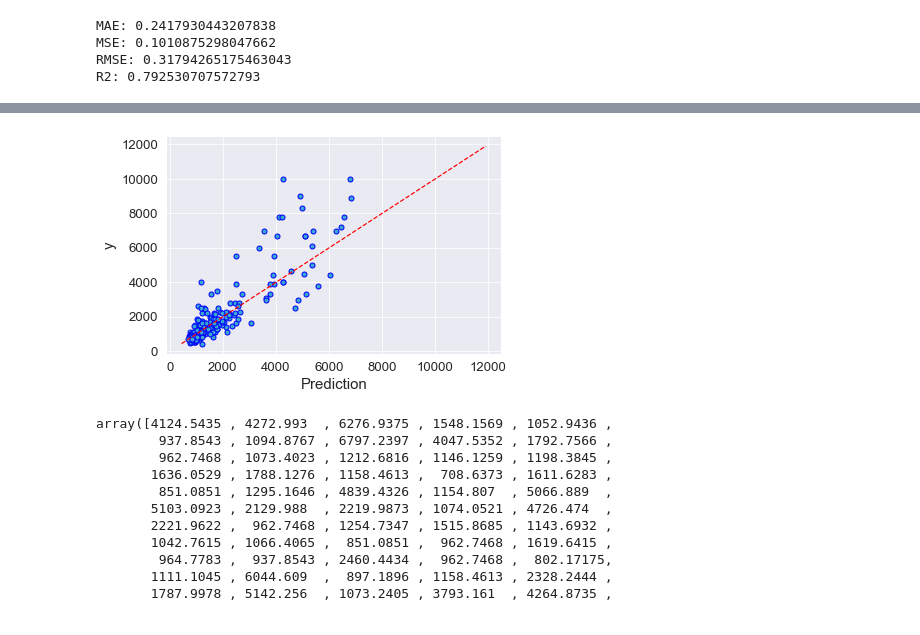
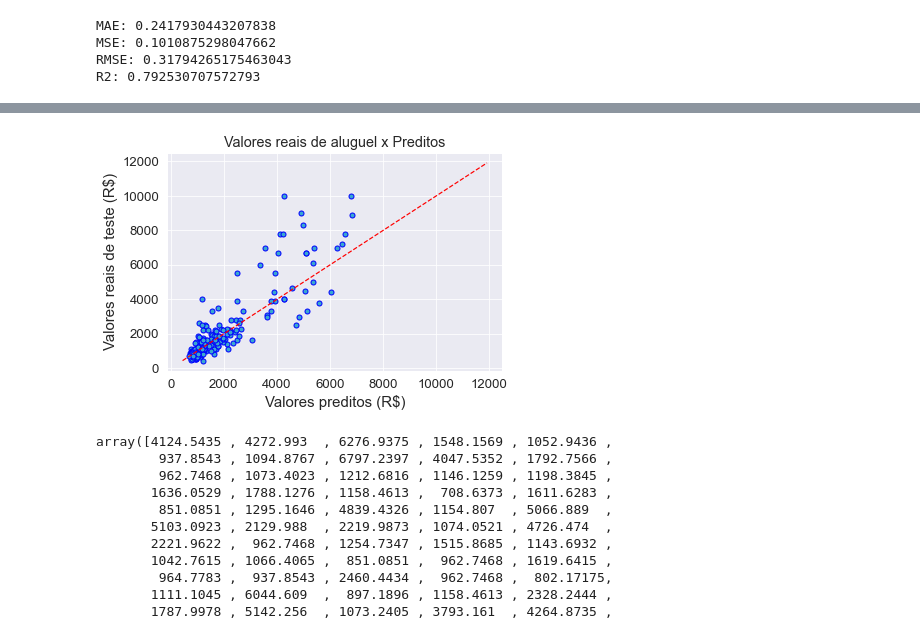
Before and after one commit to naomyduarteg/Aluguel_SaoCarlos_Python_Flask, a Jupyter notebook: data_analysis/data_analysis.ipynb, the cells around one changed output, grey strips where cells are left out. Drawn from its saved outputs; the diff is of its cells as text; code cells hidden in the pictures.

```diff
--- a/data_analysis/data_analysis.ipynb
+++ b/data_analysis/data_analysis.ipynb
@@ -549,19 +549,20 @@ from xgboost import XGBRegressor
 from sklearn.neighbors import KNeighborsRegressor
 from sklearn.metrics import make_scorer, mean_squared_error, r2_score, mean_absolute_error
 # %%
-def plot_graphs(y_test, preds):
+def plot_graphs(y_test, preds, title):
     fig = plt.figure()
     l = plt.plot(preds, y_test, 'bo')
     plt.setp(l, markersize=5)
     plt.setp(l, markerfacecolor='C0')
 
-    plt.ylabel("y", fontsize=15)
-    plt.xlabel("Prediction", fontsize=15)
+    plt.ylabel("Valores reais de teste (R$)", fontsize=15)
+    plt.xlabel("Valores preditos (R$)", fontsize=15)
 
 # mostra os valores preditos e originais
     xl = np.arange(min(y_test), 1.2*max(y_test),(max(y_test)-min(y_test))/10)
     yl = xl
     plt.plot(xl, yl, 'r--')
+    plt.title(title)
 
     plt.show(True)
 # %%
@@ -693,10 +694,10 @@ plot_graphs(y_test, preds3)
 # %%
-real_preds3 = np.expm1(preds3)
-y_real = np.expm1(y_test)
+real_preds3 = np.expm1(preds3) #predições do modelo (em R$)
+y_real = np.expm1(y_test) #valores reais usados no teste (em R$)
 
-plot_graphs(y_real, real_preds3)
+plot_graphs(y_real, real_preds3, "Valores reais de aluguel x Preditos")
 # %% [output]
-[figure, old version]
+[figure, new version]
 # %%
 y_true = y_real.values
 # %%
```
Also changed, not shown: parts of 7 cells of this notebook.
